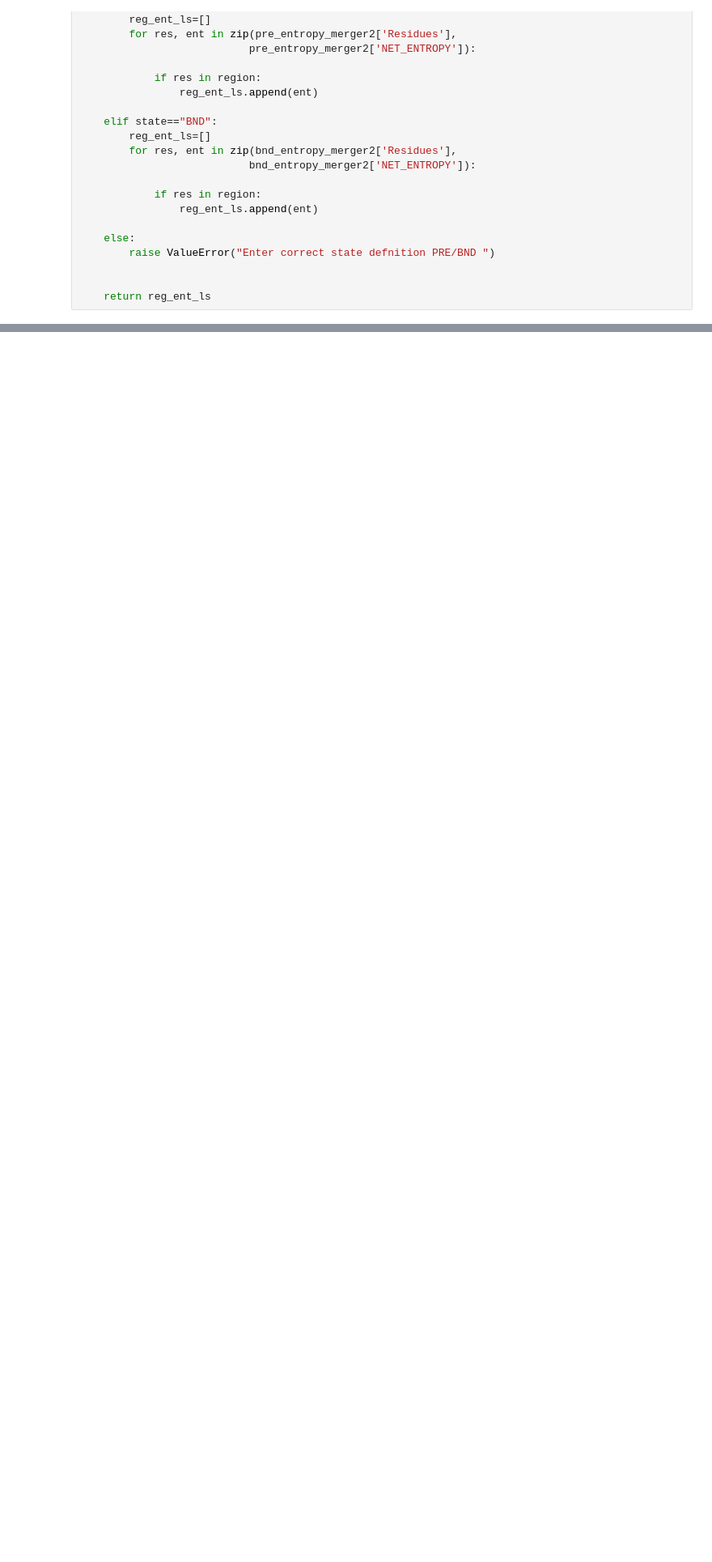
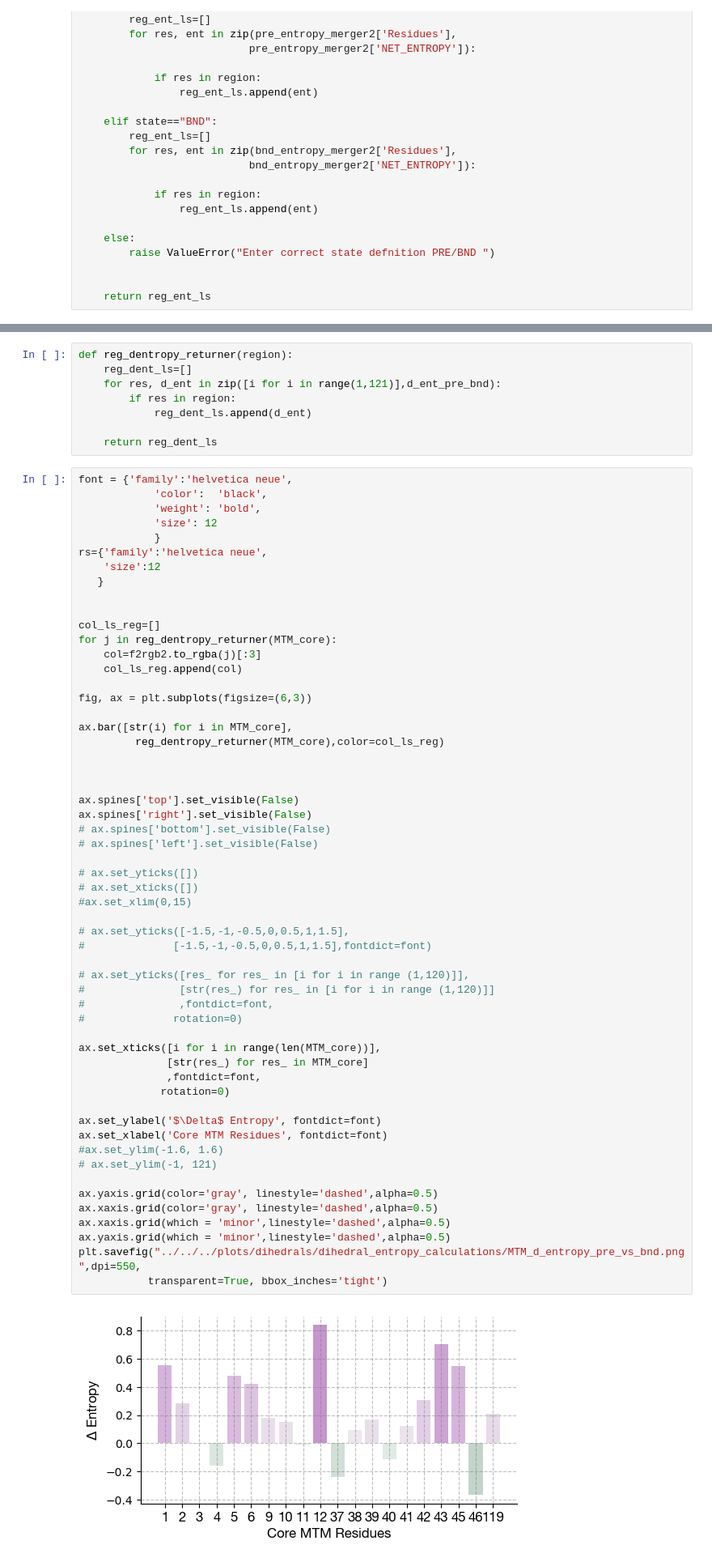
Before and after one commit to CSB-Thukral-Lab/LC3_conformations_scripts_data, a Jupyter notebook: scripts/dihedrals/dihedral_entropy_calculations/dihedral_entropy_pre_vs_bnd.ipynb, the cells around one changed output, grey strips where cells are left out. Shown at 81% size. Drawn from its saved outputs; the diff is of its cells as text; blank space fills up the shorter version.

```diff
--- a/scripts/dihedrals/dihedral_entropy_calculations/dihedral_entropy_pre_vs_bnd.ipynb
+++ b/scripts/dihedrals/dihedral_entropy_calculations/dihedral_entropy_pre_vs_bnd.ipynb
@@ -825,0 +543,66 @@ Text(0, 0.5, 'Dihedral entropy')
+# %%
+def reg_dentropy_returner(region):
+    reg_dent_ls=[]
+    for res, d_ent in zip([i for i in range(1,121)],d_ent_pre_bnd):
+        if res in region:
+            reg_dent_ls.append(d_ent)
+
+    return reg_dent_ls
+# %%
+font = {'family':'helvetica neue',
+            'color':  'black',
+            'weight': 'bold',
+            'size': 12
+            }
+rs={'family':'helvetica neue',
+    'size':12
+   }
+
+
+col_ls_reg=[]
+for j in reg_dentropy_returner(MTM_core):
+    col=f2rgb2.to_rgba(j)[:3]
+    col_ls_reg.append(col)
+
+fig, ax = plt.subplots(figsize=(6,3))
+
+ax.bar([str(i) for i in MTM_core],
+         reg_dentropy_returner(MTM_core),color=col_ls_reg)
+
+
+
+ax.spines['top'].set_visible(False)
+ax.spines['right'].set_visible(False)
+# ax.spines['bottom'].set_visible(False)
+# ax.spines['left'].set_visible(False)
+
+# ax.set_yticks([])
+# ax.set_xticks([])
+#ax.set_xlim(0,15)
+
+# ax.set_yticks([-1.5,-1,-0.5,0,0.5,1,1.5],
+#              [-1.5,-1,-0.5,0,0.5,1,1.5],fontdict=font)
+
+# ax.set_yticks([res_ for res_ in [i for i in range (1,120)]],
+#               [str(res_) for res_ in [i for i in range (1,120)]]
+#               ,fontdict=font,
+#              rotation=0)
+
+ax.set_xticks([i for i in range(len(MTM_core))],
+              [str(res_) for res_ in MTM_core]
+              ,fontdict=font,
+             rotation=0)
+
+ax.set_ylabel('$\Delta$ Entropy', fontdict=font)
+ax.set_xlabel('Core MTM Residues', fontdict=font)
+#ax.set_ylim(-1.6, 1.6)
+# ax.set_ylim(-1, 121)
+
+ax.yaxis.grid(color='gray', linestyle='dashed',alpha=0.5)
+ax.xaxis.grid(color='gray', linestyle='dashed',alpha=0.5)
+ax.xaxis.grid(which = 'minor',linestyle='dashed',alpha=0.5)
+ax.yaxis.grid(which = 'minor',linestyle='dashed',alpha=0.5)
+plt.savefig("../../../plots/dihedrals/dihedral_entropy_calculations/MTM_d_entropy_pre_vs_bnd.png",dpi=550,
+           transparent=True, bbox_inches='tight')
+# %% [output]
+[figure, added]
```
Also changed, not shown: parts of 33 cells of this notebook, 45 other files.
